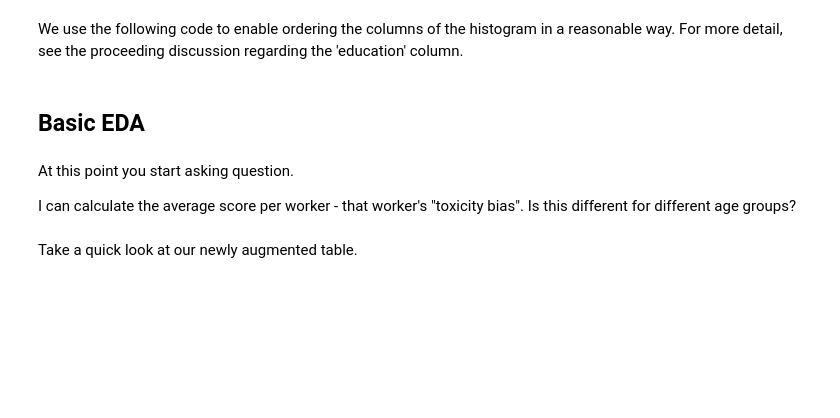
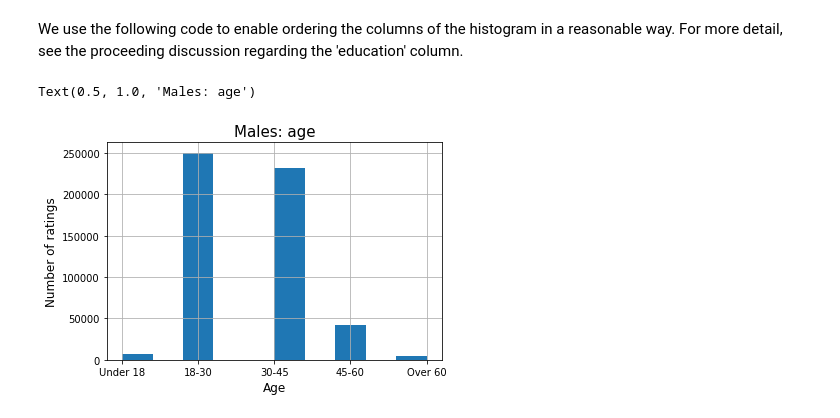
Before and after one commit to carljparker/data-512, a Jupyter notebook: data-512-a2/aggress-attack-eda.ipynb, the cells around one changed output. Cells and saved outputs as stored; diff of their text form; code cells hidden in the pictures; blank space fills up the shorter version.

```diff
--- a/data-512-a2/aggress-attack-eda.ipynb
+++ b/data-512-a2/aggress-attack-eda.ipynb
@@ -361,16 +569,13 @@ We use the following code to enable ordering the columns of the histogram in a r
 # %%
 age_groups = ['Under 18', '18-30', '30-45', '45-60', 'Over 60']
 mapping = {age_map: i for i, age_map in enumerate( age_groups )}
-age_map = male_joined_annotations[ 'age_group' ].map( mapping )
+age_map = male_joined_aggression[ 'age_group' ].map( mapping )
 age_map = age_map.rename( 'age_sort' )
 # %%
-pd.concat( [male_joined_annotations, age_map ], axis = 1).sort_values( by = 'age_sort')[ 'age_group' ].hist()
+pd.concat( [male_joined_aggression, age_map ], axis = 1).sort_values( by = 'age_sort')[ 'age_group' ].hist()
 plt.ylabel("Number of ratings",fontsize=12)
 plt.xlabel("Age",fontsize=12)
 plt.title('Males: age', fontsize=15)
+# %% [output]
+Text(0.5, 1.0, 'Males: age')
+[figure, added]
-# %% [markdown]
-## Basic EDA
-# %% [markdown]
-At this point you start asking question.
-
-I can calculate the average score per worker - that worker's "toxicity bias". Is this different for different age groups?
@@ -380,2 +581,0 @@ aggression_worker_demographics = aggression_worker_demographics.join( avg_worker
-# %% [markdown]
-Take a quick look at our newly augmented table.
```
Also changed, not shown: parts of 59 cells of this notebook.
